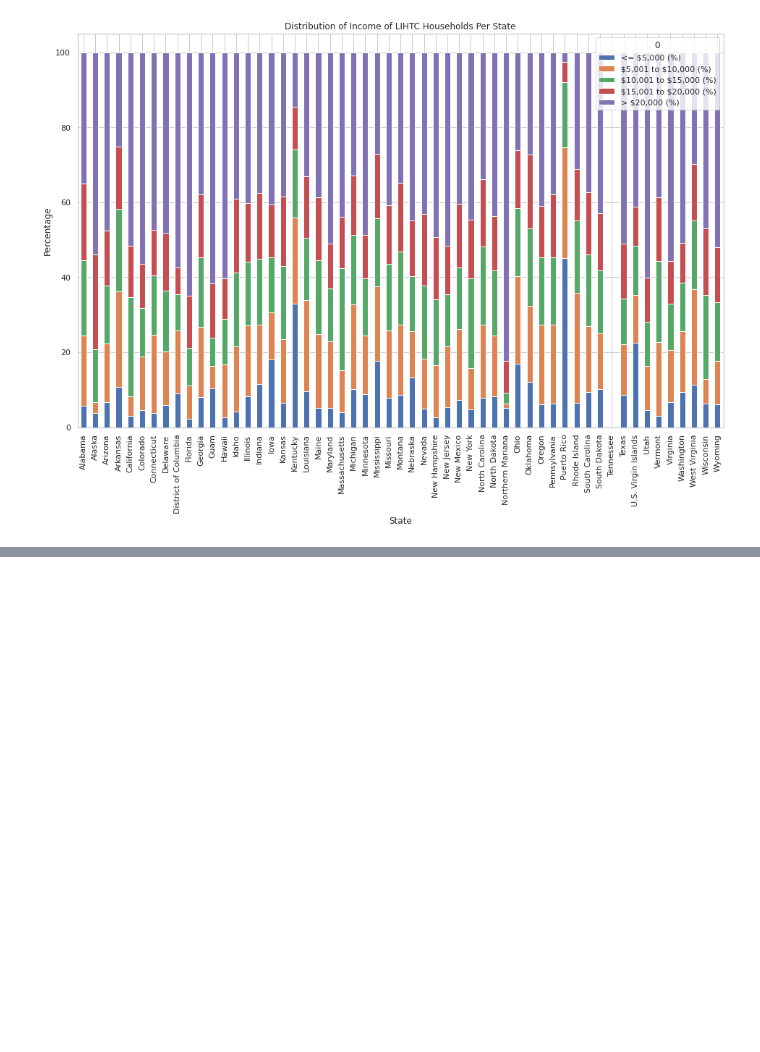
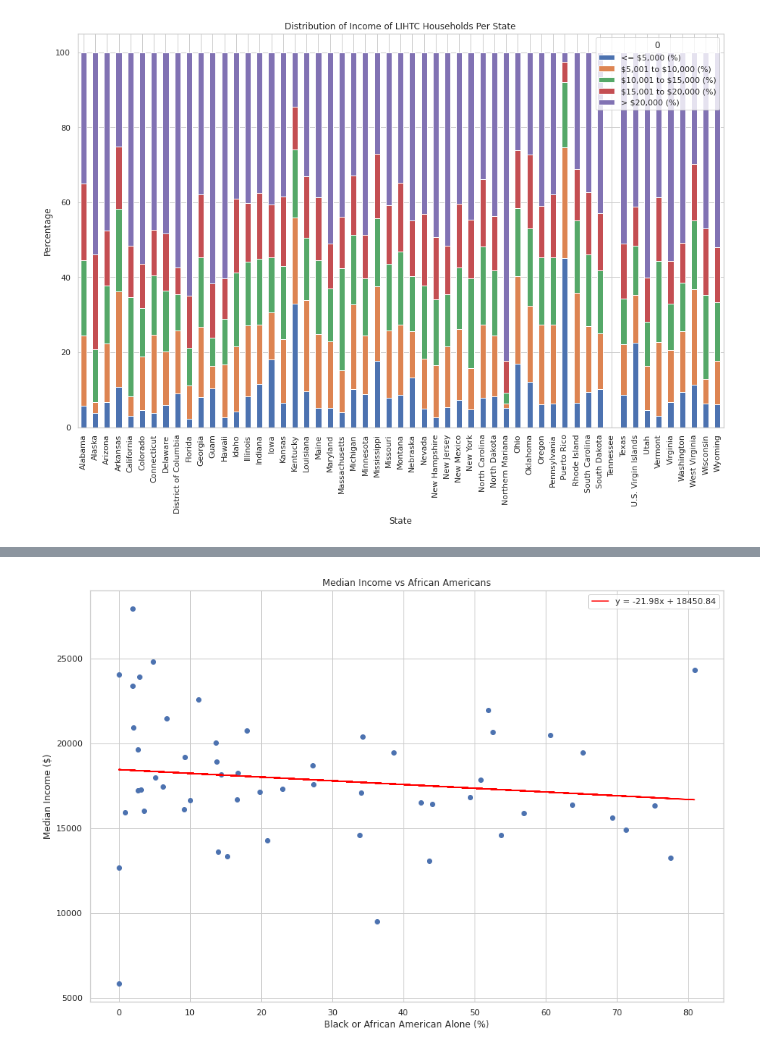
Before and after one commit to samuelscheffler/Housing-Data-Analysis, a Jupyter notebook: final-tutorial.ipynb, the cells around one changed output, grey strips where cells are left out. Saved outputs shown, nothing was run; the diff lists cells and outputs as text; code cells hidden in the pictures; blank space fills up the shorter version.

```diff
--- a/final-tutorial.ipynb
+++ b/final-tutorial.ipynb
@@ -390,0 +479,31 @@ plt.show()
+# %%
+##Median income vs African Americans
+
+##Reshaping cols for linear regression
+X = head_of_house_df["Black or African American Alone (%)"].values.reshape(-1,1)
+Y = household_income_df_mod["Median Income ($)"].values.reshape(-1,1)
+
+##Creating linear regression
+lin_regr = LinearRegression()
+reg = lin_regr.fit(X, Y)
+
+##Predictions
+Y_pred = lin_regr.predict(X)
+
+m = reg.coef_[0][0]
+b = reg.intercept_[0]
+
+line_label = "y = {:.2f}x + {:.2f}".format(m, b)
+
+##Plotting
+plt.figure(figsize=(15,10))
+plt.scatter(X,Y)
+plt.plot(X,Y_pred, color='red', label=line_label)
+plt.ylabel("Median Income ($)")
+plt.xlabel("Black or African American Alone (%)")
+plt.title("Median Income vs African Americans")
+plt.legend(loc='upper right')
+
+plt.show()
+# %% [output]
+[figure, added]
```
Also changed, not shown: parts of 26 cells of this notebook.
